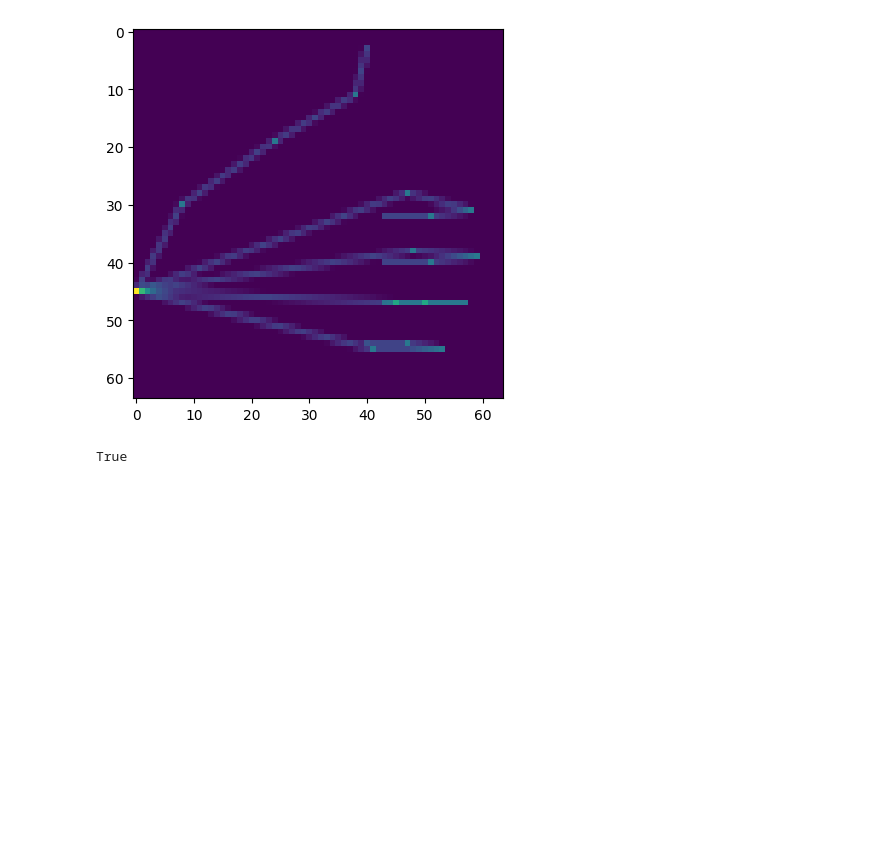
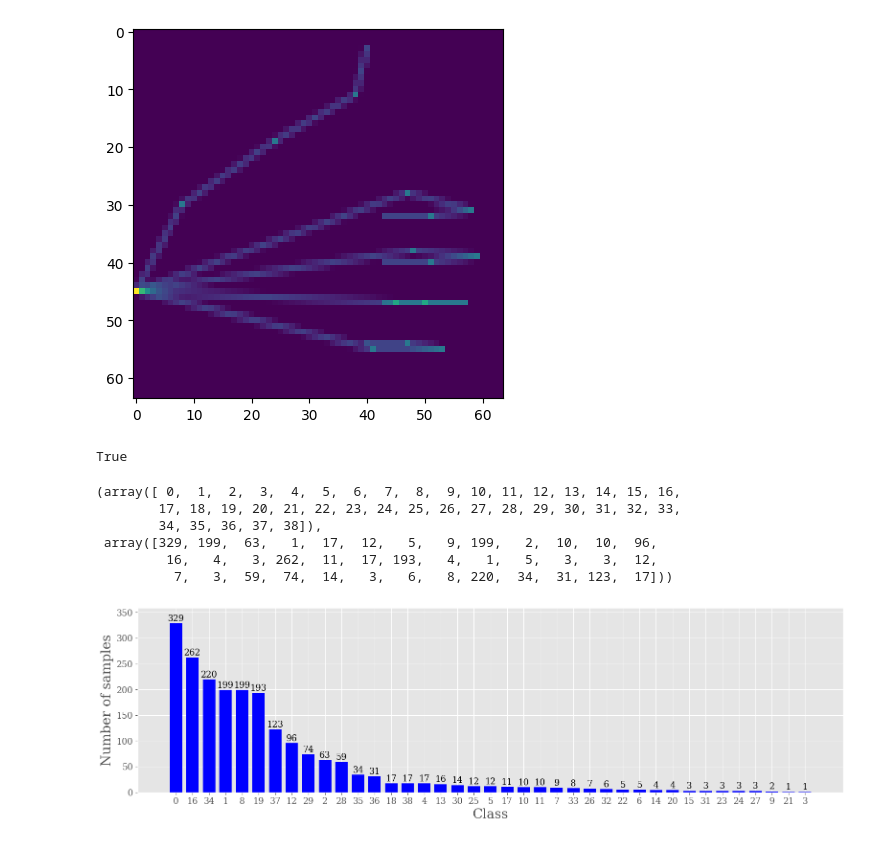
Before and after one commit to okason97/TrainingDataGeneration, a Jupyter notebook: muestras.ipynb, the cells around one changed output. Saved outputs shown, nothing was run; the diff lists cells and outputs as text; code cells hidden in the pictures; blank space fills up the shorter version.

```diff
--- a/muestras.ipynb
+++ b/muestras.ipynb
@@ -200,0 +490,70 @@ True
+# %%
+train_dataset = Dataset_(data_name='rwth',
+                        data_dir='/mnt/sda2/datasets/static-sl/rwth/',
+                        train=True,
+                        crop_long_edge=True,
+                        resize_size=64,
+                        random_flip=False,
+                        hdf5_path=None,
+                        normalize=True,
+                        load_data_in_memory=True,
+                        pose=True,
+                        skeleton=False)
+# %%
+labels = []
+for img, label, pose in train_dataset:
+    labels.append(label)
+count = np.unique(labels, return_counts = True)
+# %%
+count
+# %% [output]
+(array([ 0,  1,  2,  3,  4,  5,  6,  7,  8,  9, 10, 11, 12, 13, 14, 15, 16,
+        17, 18, 19, 20, 21, 22, 23, 24, 25, 26, 27, 28, 29, 30, 31, 32, 33,
+        34, 35, 36, 37, 38]),
+ array([329, 199,  63,   1,  17,  12,   5,   9, 199,   2,  10,  10,  96,
+         16,   4,   3, 262,  11,  17, 193,   4,   1,   5,   3,   3,  12,
+          7,   3,  59,  74,  14,   3,   6,   8, 220,  34,  31, 123,  17]))
+# %%
+import matplotlib.pyplot as plt
+
+# creating the dataset
+count = np.unique(labels, return_counts = True)
+argsorted = np.argsort(count[1])
+x = np.flip(count[0][argsorted])
+values = np.flip(count[1][argsorted])
+#values_grouped = [sum(values[int(i*len(values)/10):int((i+1)*len(values)/10)]) for i in range(10)]
+#values_grouped = values_grouped/sum(values)*100
+
+SMALL_SIZE = 13
+MEDIUM_SIZE = 20
+
+plt.rc('font', size=SMALL_SIZE, family='serif')          # controls default text sizes
+plt.rc('axes', titlesize=SMALL_SIZE)     # fontsize of the axes title
+plt.rc('axes', labelsize=MEDIUM_SIZE)    # fontsize of the x and y labels
+plt.rc('xtick', labelsize=SMALL_SIZE)    # fontsize of the tick labels
+plt.rc('ytick', labelsize=SMALL_SIZE)    # fontsize of the tick labels
+plt.rc('legend', fontsize=SMALL_SIZE)    # legend fontsize
+
+# plt.rcParams.update({'font.size': 12})
+fig = plt.figure(figsize = (19, 5))
+
+# creating the bar plot
+bar_width = 0.75
+bars = plt.bar(x.astype(str), values, color ='blue',
+        width = bar_width)
+
+for bar in bars:
+    yval = bar.get_height()
+    plt.text(bar.get_x() + (bar_width / 2), yval + 0.5, "%d" % (yval), horizontalalignment="center", verticalalignment="bottom")
+
+
+plt.ylim(top = max(values+30))
+
+plt.tick_params(left = True, right = False , labelleft = True ,
+                labelbottom = True, bottom = True)
+
+plt.xlabel("Class")
+plt.ylabel("Number of samples")
+plt.show()
+# %% [output]
+[figure, added]
```
Also changed, not shown: parts of 28 cells of this notebook, 18 other files.
